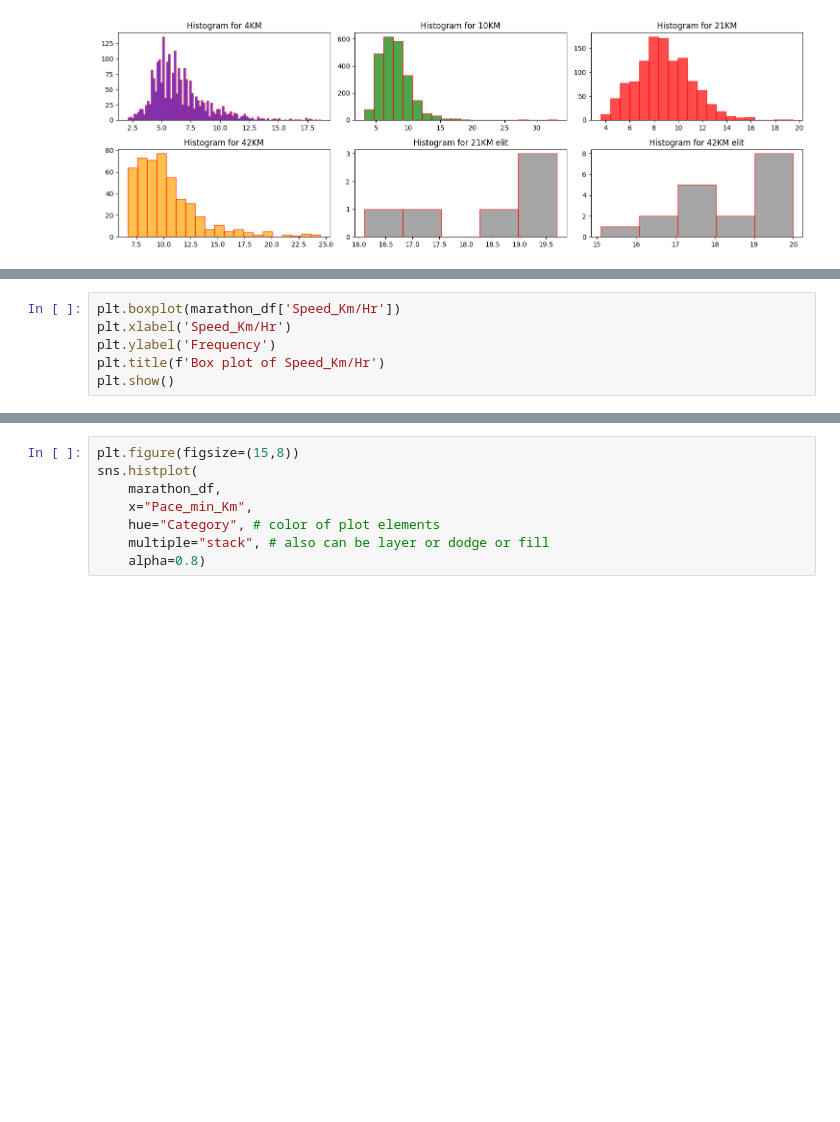
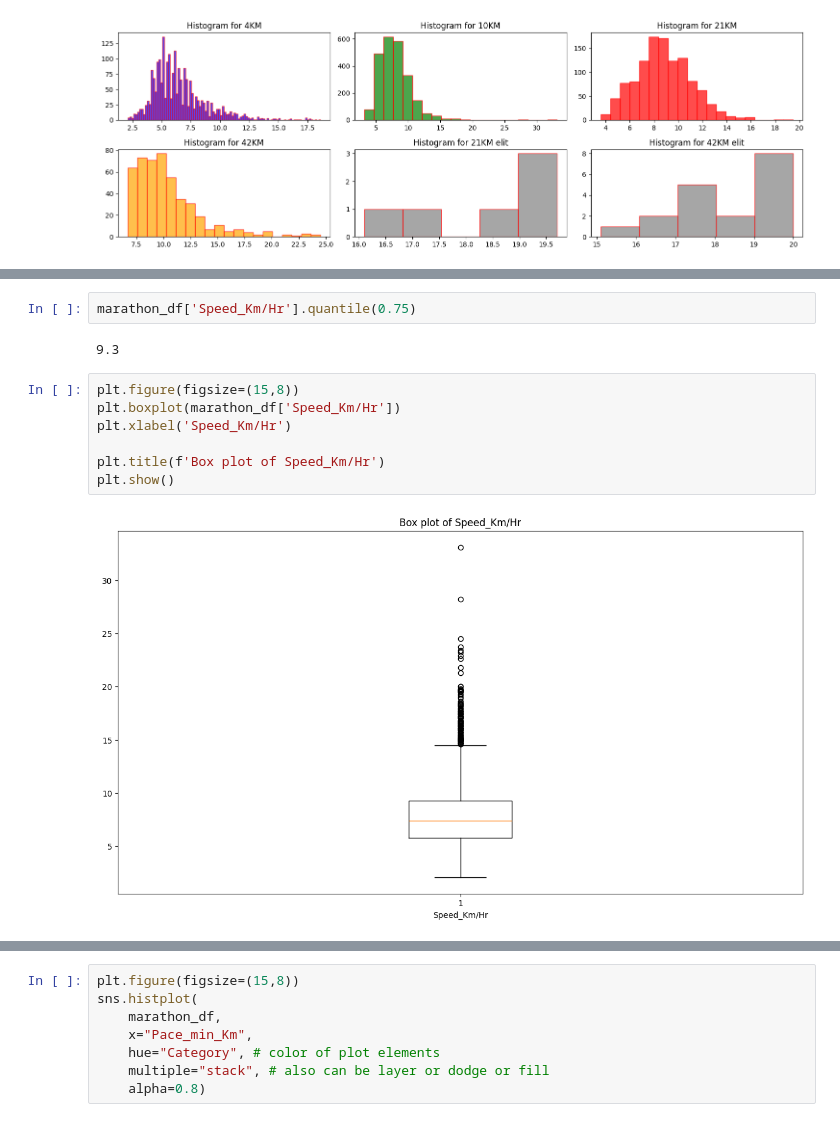
Before and after one commit to NaifGhannam/Riyadh-marathon-Participation-analysis, a Jupyter notebook: 4-EDA explain - usecase1.ipynb, the cells around one changed output, grey strips where cells are left out. Saved outputs shown, nothing was run; the diff lists cells and outputs as text; blank space fills up the shorter version.

```diff
--- a/4-EDA explain - usecase1.ipynb
+++ b/4-EDA explain - usecase1.ipynb
@@ -1045,9 +1122,16 @@ sns.histplot(
+# %%
+marathon_df['Speed_Km/Hr'].quantile(0.75)
+# %% [output]
+9.3
 # %%
+plt.figure(figsize=(15,8))
 plt.boxplot(marathon_df['Speed_Km/Hr'])
 plt.xlabel('Speed_Km/Hr')
-plt.ylabel('Frequency')
+
 plt.title(f'Box plot of Speed_Km/Hr')
 plt.show()
+# %% [output]
+[figure, added]
 # %%
 plt.figure(figsize=(15,8))
 
```
Also changed, not shown: parts of 69 cells of this notebook.
